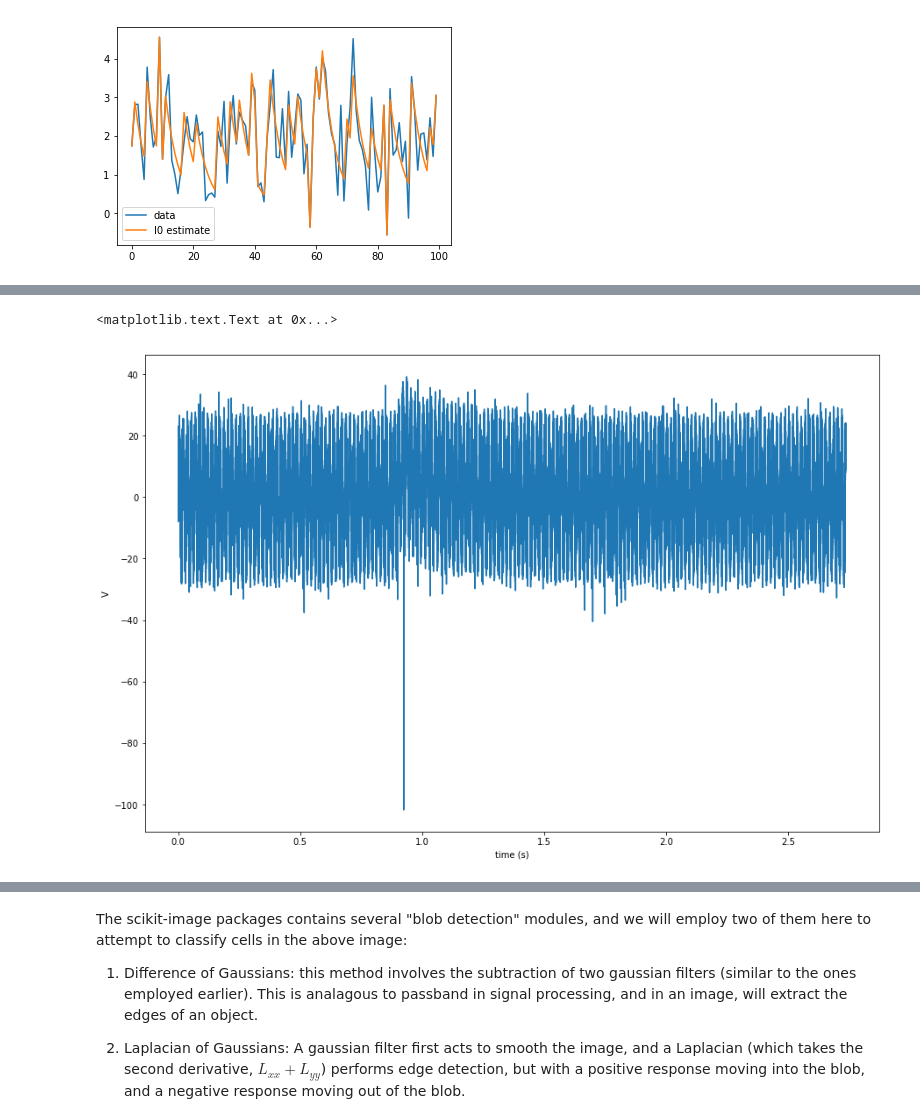
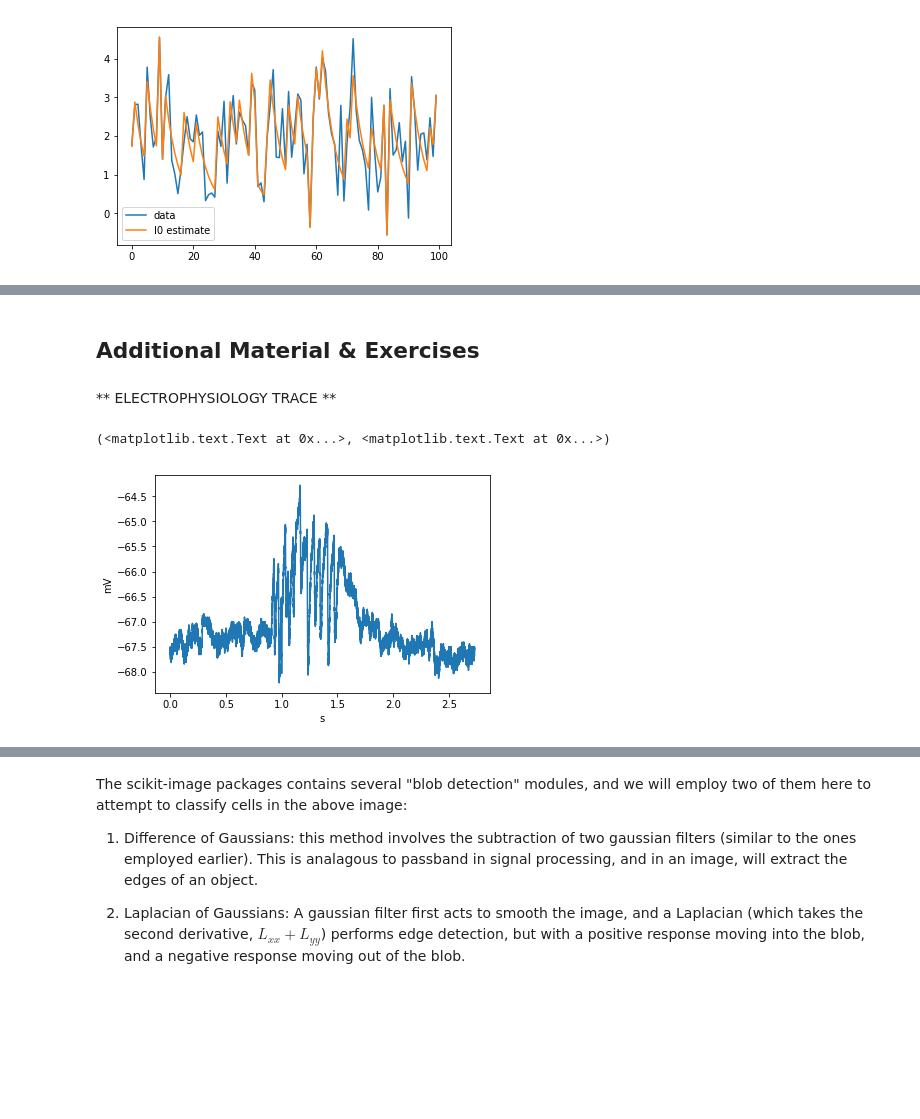
Before and after one commit to acbosma/SciPy_Tutorial, a Jupyter notebook: SciPy_Tutorial.ipynb, the cells around one changed output, grey strips where cells are left out. Saved outputs shown, nothing was run; the diff lists cells and outputs as text; code cells hidden in the pictures; blank space fills up the shorter version.

```diff
--- a/SciPy_Tutorial.ipynb
+++ b/SciPy_Tutorial.ipynb
@@ -142,0 +136,11 @@ https://docs.scipy.org/doc/scipy/reference/generated/scipy.optimize.curve_fit.ht
+# %%
+################ EXERCISE ####################
+# Let's load up a noisy trace using h5py
+# Note that by using "with" instead of file.open(), the file is automatically closed once we are completed
+
+with h5py.File('noisy_signal.h5', 'r') as f:
+    noisy_ca_trace = np.array(f['signal']) #path to trace
+
+sample_rate = 30 #Hz
+step_size = 1.0/sample_rate
+time_vec = np.linspace(0, len(noisy_ca_trace)/sample_rate, len(noisy_ca_trace))
@@ -452,19 +471,21 @@ ax1.legend(['noisy signal', 'signal'])
+# %% [markdown]
+<h2> Additional Material & Exercises </h2>
+# %% [markdown]
+** ELECTROPHYSIOLOGY TRACE **
 # %%
-#### Artifically noisy ephys trace
+# Let's load up a slightly more complicated signal
+# This trace has both synaptic events and background depolarization due to an optogenetic stimulation
 
-#Note that by opening the file using "with", it is automatically closed when finished
 with h5py.File('sweeps.h5', 'r') as f:
-    noisy_trace = np.array(f['acquisition/timeseries/data_00001/electrode_2'])
-    noisy_trace_unit = f['acquisition/timeseries/data_00001/electrode_2'].attrs['unit']
-    time = np.array(f['acquisition/timeseries/data_00001/time'])
-    time_unit = f['acquisition/timeseries/data_00001/time'].attrs['unit']
+    electrode_2 = np.array(f['acquisition/timeseries/data_00000/electrode_2'])
+    electrode_2_unit = f['acquisition/timeseries/data_00000/electrode_2'].attrs['unit']
+    time = np.array(f['acquisition/timeseries/data_00000/time'])
+    time_unit = f['acquisition/timeseries/data_00000/time'].attrs['unit']
 
-noisy_trace += 20*sin(2*np.pi*60*time) #Add some 60 Hz noise
 fig = plt.figure()
 ax = fig.add_subplot(111)
-ax.plot(time, noisy_trace)
-ax.set_xlabel('time (s)')
-ax.set_ylabel('V')
+ax.plot(time, electrode_2)
+ax.set_xlabel(time_unit), ax.set_ylabel(electrode_2_unit)
 # %% [output]
-<matplotlib.text.Text at 0x...>
+(<matplotlib.text.Text at 0x...>, <matplotlib.text.Text at 0x...>)
-[figure, old version]
+[figure, new version]
```
Also changed, not shown: parts of 68 cells of this notebook, 1 other file.
